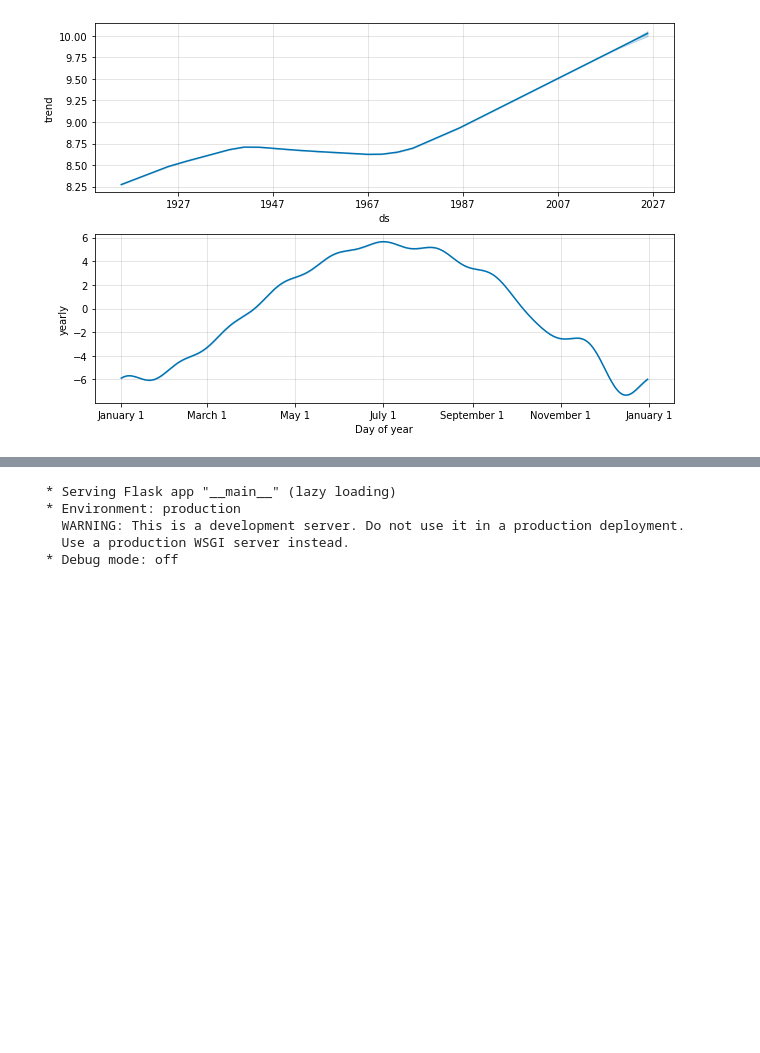
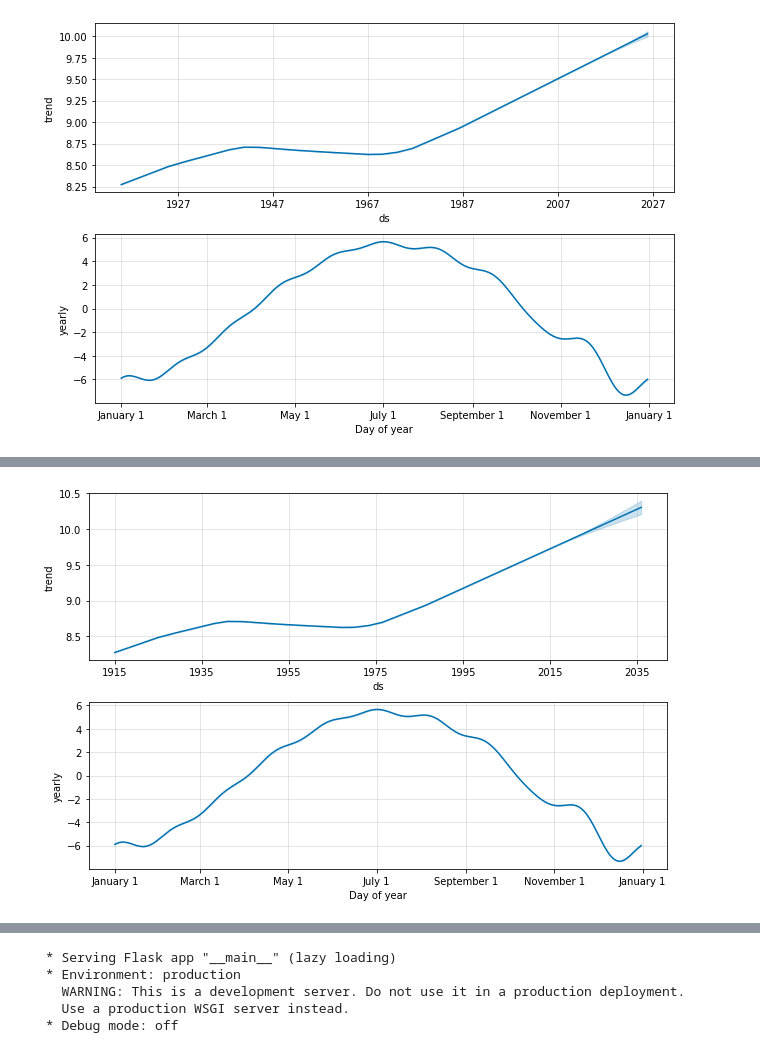
Before and after one commit to jqin18/project3, a Jupyter notebook: data_model.ipynb, the cells around one changed output, grey strips where cells are left out. Cells and saved outputs as stored; diff of their text form; code cells hidden in the pictures; blank space fills up the shorter version.

```diff
--- a/data_model.ipynb
+++ b/data_model.ipynb
@@ -174,6 +203,10 @@ with open('forecast_model.pckl', 'wb') as fout:
     pickle.dump(model, fout)
 with open('forecast_model.pckl', 'rb') as fin:
     m2 = pickle.load(fin)
+# %%
+fig3 = model.plot_components(forecast2)
+# %% [output]
+[figure, added]
 # %%
 #model also works in one singel date
 
```
Also changed, not shown: parts of 8 cells of this notebook, 4 other files.
